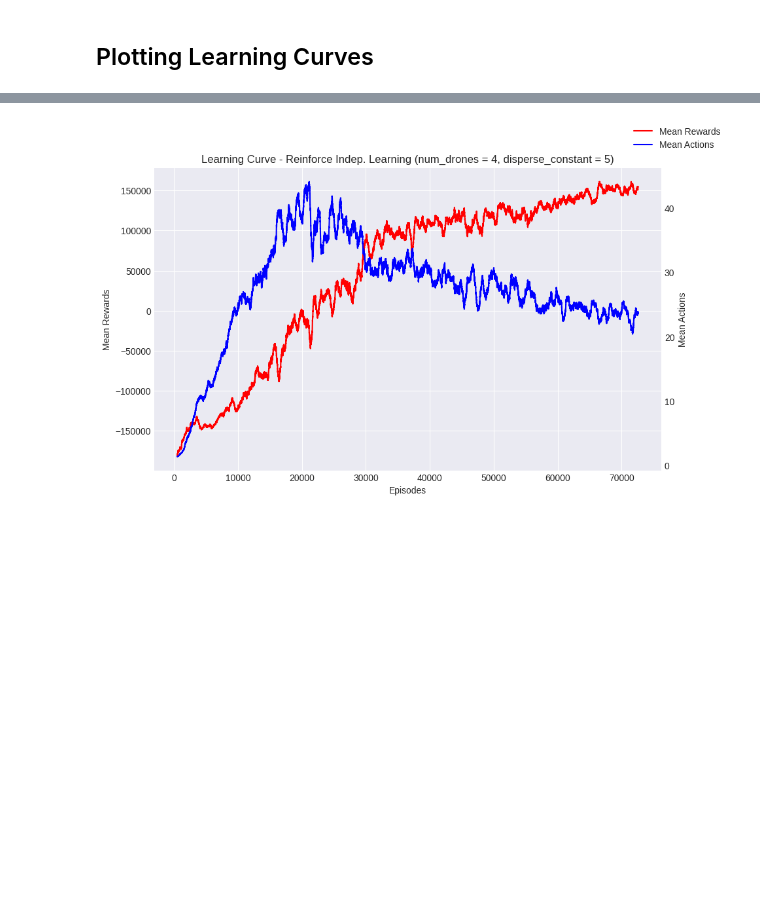
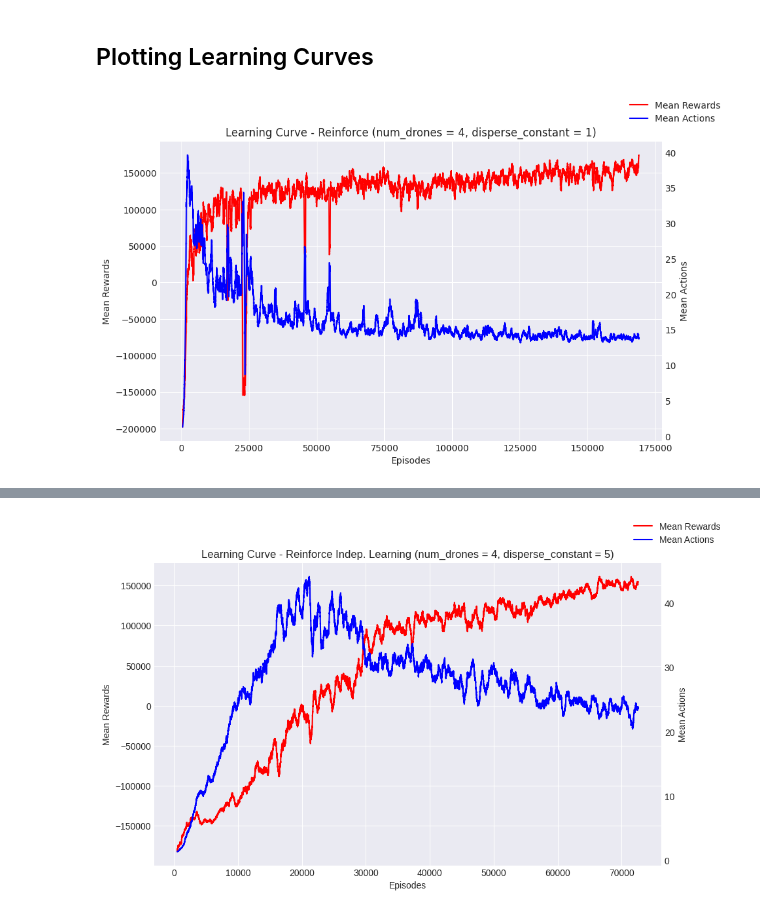
Before and after one commit to pfeinsper/drone-swarm-search-algorithms, a Jupyter notebook: performance_analysis.ipynb, the cells around one changed output, grey strips where cells are left out. Saved outputs shown, nothing was run; the diff lists cells and outputs as text; code cells hidden in the pictures; blank space fills up the shorter version.

```diff
--- a/performance_analysis.ipynb
+++ b/performance_analysis.ipynb
@@ -61,3 +61,10 @@ def plot_learning_curve(statistics, config, algorithm):
     algorithm_name = "_".join(algorithm.split(" ")).lower()
     plt.savefig(f"imgs/learning_curve_nd{num_drones}_dc{disperse_constant}_{algorithm_name}.png", dpi=300)
     plt.show()
+# %%
+## Reinforce old
+config_2 = get_config(2)
+statistics_2 = load_data(config_2, "Reinforce", "data/statistics_20_4_1_new.csv")
+plot_learning_curve(statistics_2, config_2, "Reinforce")
+# %% [output]
+[figure, added]
```
Also changed, not shown: parts of 8 cells of this notebook, 14 other files.
